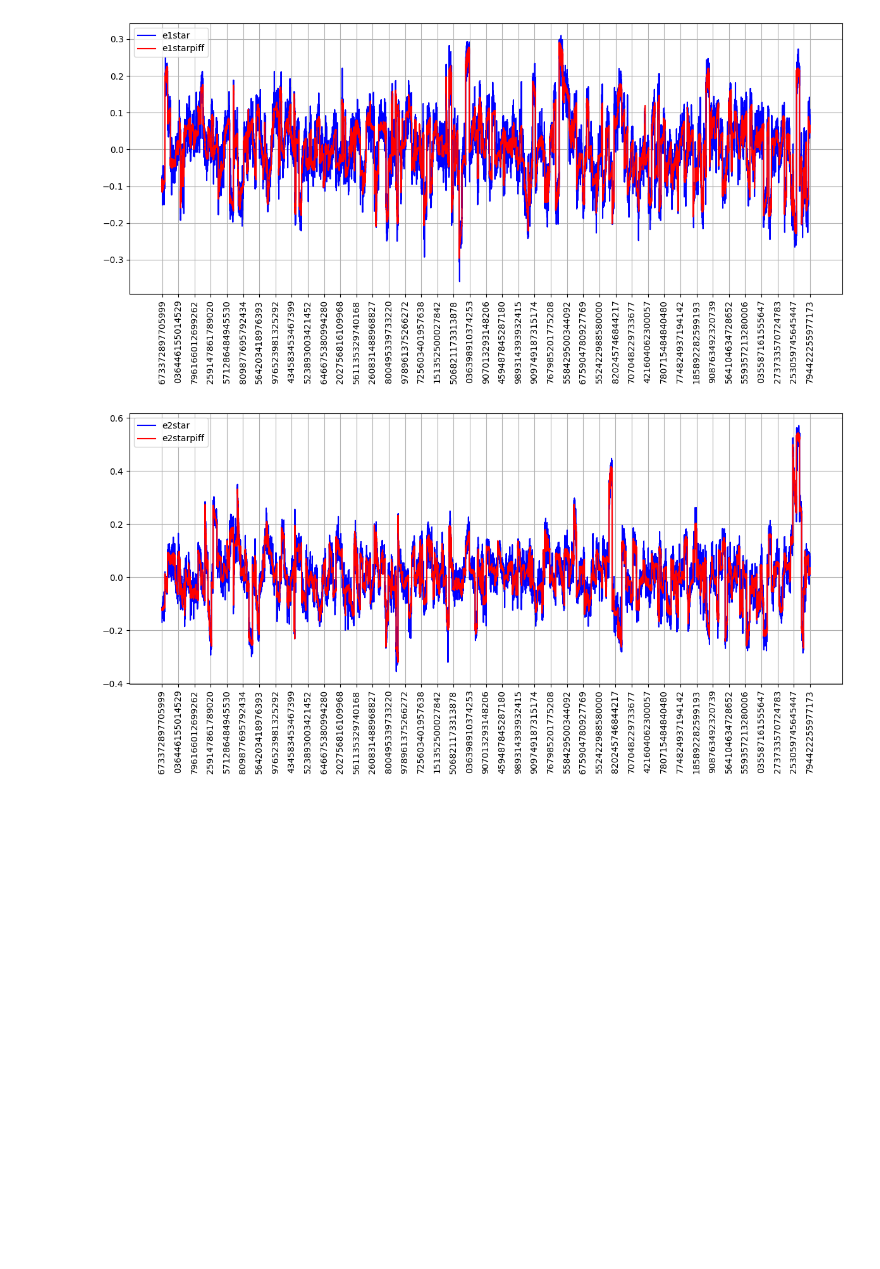
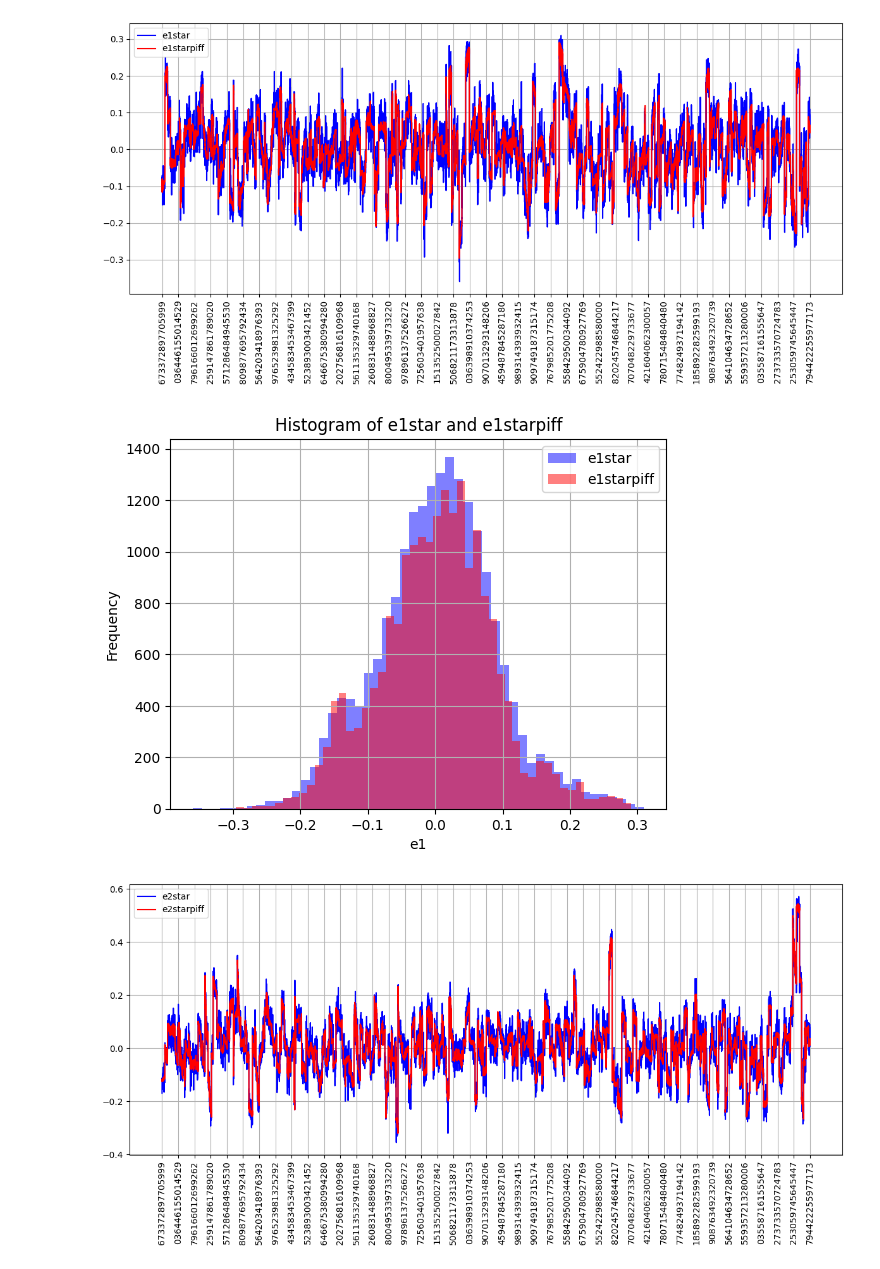
Before and after one commit to DayanaHenao/RECA_PROJECT, a Jupyter notebook: understanding_data.ipynb, the cells around one changed output. Saved outputs shown, nothing was run; the diff lists cells and outputs as text; code cells hidden in the pictures; blank space fills up the shorter version.

Commit message:
Histogramas de elipticidades

```diff
--- a/understanding_data.ipynb
+++ b/understanding_data.ipynb
@@ -239,6 +239,19 @@ plt.tight_layout()
 plt.show()
 # %% [output]
 [figure]
+# %%
+# Histograms of elipticities
+
+plt.hist(e1Star, bins=50, alpha=0.5, label='e1star', color='blue')
+plt.hist(e1Starpiff, bins=50, alpha=0.5, label='e1starpiff', color='red')
+plt.xlabel('e1')
+plt.ylabel('Frequency')
+plt.title('Histogram of e1star and e1starpiff')
+plt.legend()
+plt.grid()
+plt.show()
+# %% [output]
+[figure, added]
 # %%
 # Para graficar las diferencias entre e2star y e2piff
 e2Star= np.array(data.iloc[5])
```
Also changed, not shown: parts of 4 cells of this notebook.
